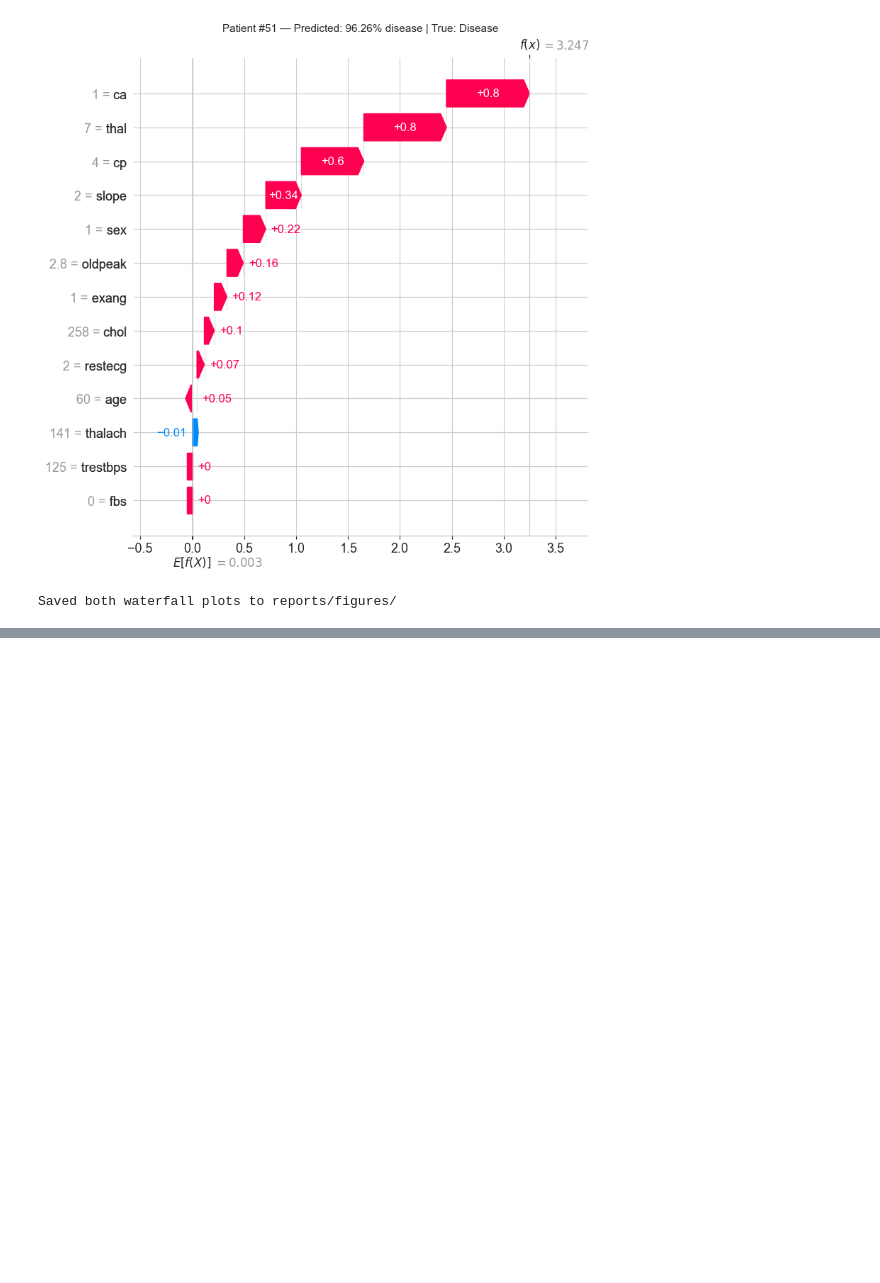
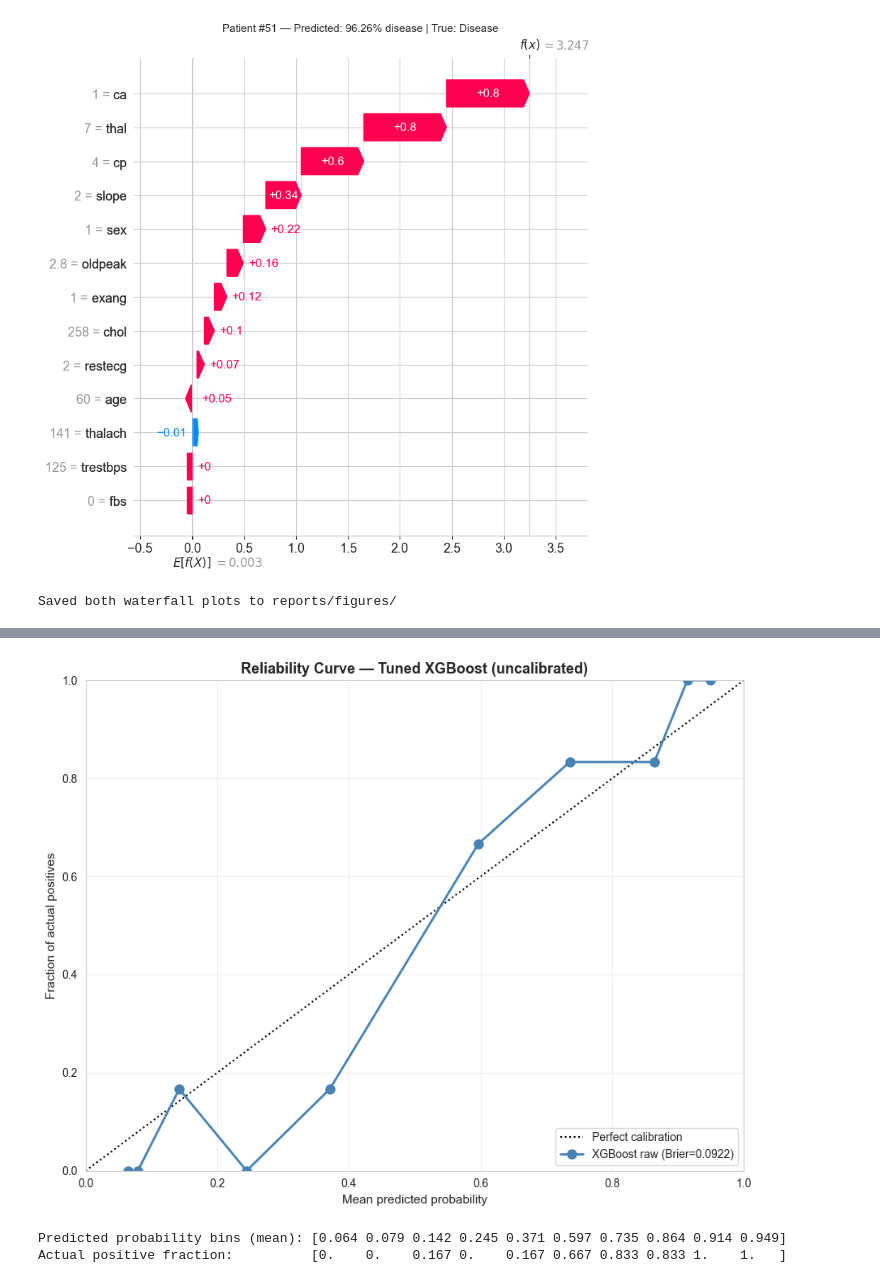
Before and after one commit to Shrikant-Sharma/patient-risk-stratification, a Jupyter notebook: notebooks/03_shap_calibration.ipynb, the cells around one changed output, grey strips where cells are left out. Saved outputs shown, nothing was run; the diff lists cells and outputs as text; code cells hidden in the pictures; blank space fills up the shorter version.

Commit message:
Calibration: Brier + reliability curve; threshold tuning for clinical operating point

```diff
--- a/notebooks/03_shap_calibration.ipynb
+++ b/notebooks/03_shap_calibration.ipynb
@@ -220,0 +247,16 @@ Saved both waterfall plots to reports/figures/
+# %%
+# Cell 8 — Brier score on the raw (uncalibrated) XGBoost
+from sklearn.metrics import brier_score_loss
+
+# Get probability predictions on test set
+y_test_proba = xgb_model.predict_proba(X_test)[:, 1]
+
+# Brier score
+brier_raw = brier_score_loss(y_test, y_test_proba)
+
+print(f"Brier score (raw XGBoost): {brier_raw:.4f}")
+print(f"\nReference points:")
+print(f"  Perfect calibration: 0.0000")
+print(f"  Predict 0.5 always:  0.2500")
+print(f"  Random predictions:  ~0.33")
+print(f"  Your model:          {brier_raw:.4f}")
@@ -220,0 +271,33 @@ Saved both waterfall plots to reports/figures/
+# %%
+# Cell 9 — Reliability curve (calibration plot)
+from sklearn.calibration import calibration_curve
+
+prob_true_raw, prob_pred_raw = calibration_curve(
+    y_test, y_test_proba,
+    n_bins=10,
+    strategy='quantile'   # equal-frequency bins; better than 'uniform' on small datasets
+)
+
+plt.figure(figsize=(9, 7))
+plt.plot([0, 1], [0, 1], 'k:', label='Perfect calibration', linewidth=1.5)
+plt.plot(prob_pred_raw, prob_true_raw, 'o-', label=f'XGBoost raw (Brier={brier_raw:.4f})',
+         color='steelblue', linewidth=2, markersize=8)
+
+plt.xlabel('Mean predicted probability', fontsize=11)
+plt.ylabel('Fraction of actual positives', fontsize=11)
+plt.title('Reliability Curve — Tuned XGBoost (uncalibrated)', fontsize=13, fontweight='bold')
+plt.legend(loc='lower right', fontsize=10)
+plt.grid(True, alpha=0.3)
+plt.xlim([0, 1])
+plt.ylim([0, 1])
+
+plt.tight_layout()
+plt.savefig('../reports/figures/calibration_raw.png', dpi=120, bbox_inches='tight')
+plt.show()
+
+print(f"Predicted probability bins (mean): {prob_pred_raw.round(3)}")
+print(f"Actual positive fraction:          {prob_true_raw.round(3)}")
+# %% [output]
+[figure, added]
+Predicted probability bins (mean): [0.064 0.079 0.142 0.245 0.371 0.597 0.735 0.864 0.914 0.949]
+Actual positive fraction:          [0.    0.    0.167 0.    0.167 0.667 0.833 0.833 1.    1.   ]
```
Also changed, not shown: parts of 6 cells of this notebook, 4 other files.
